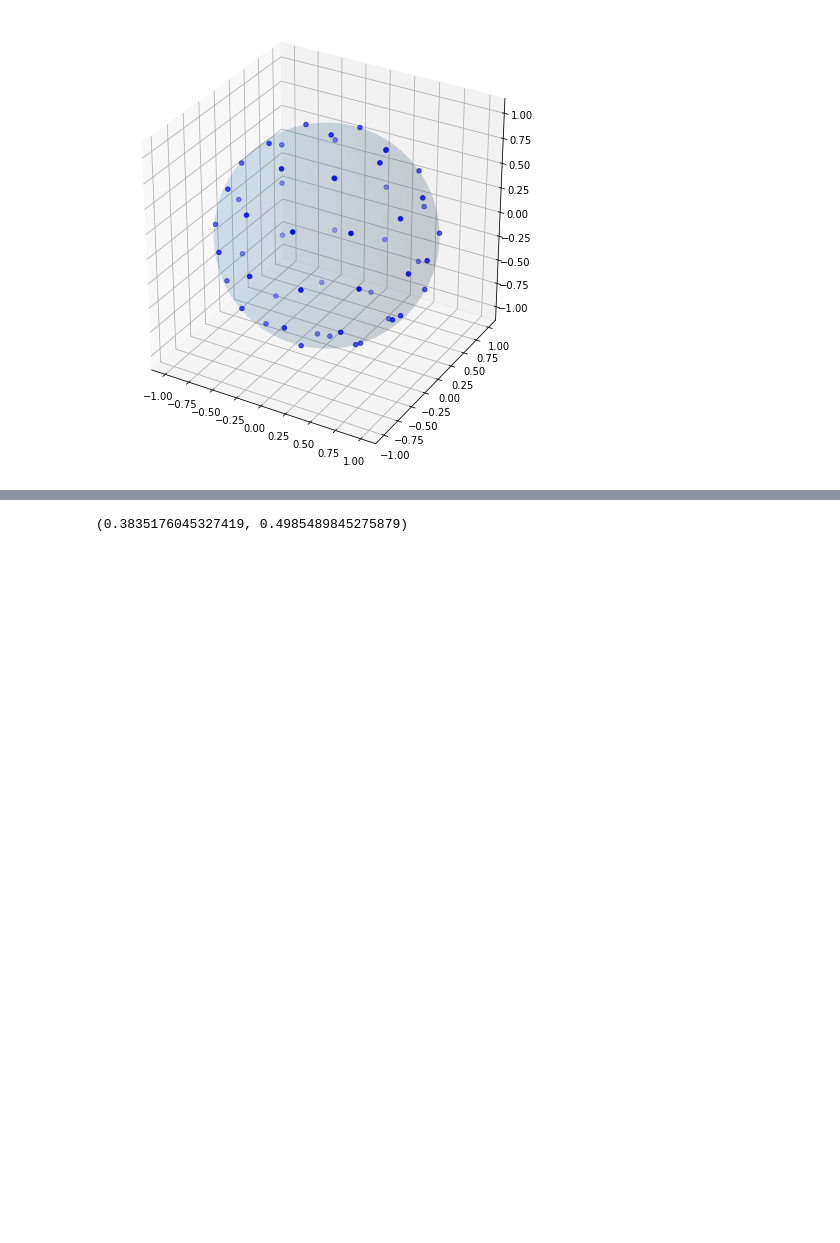
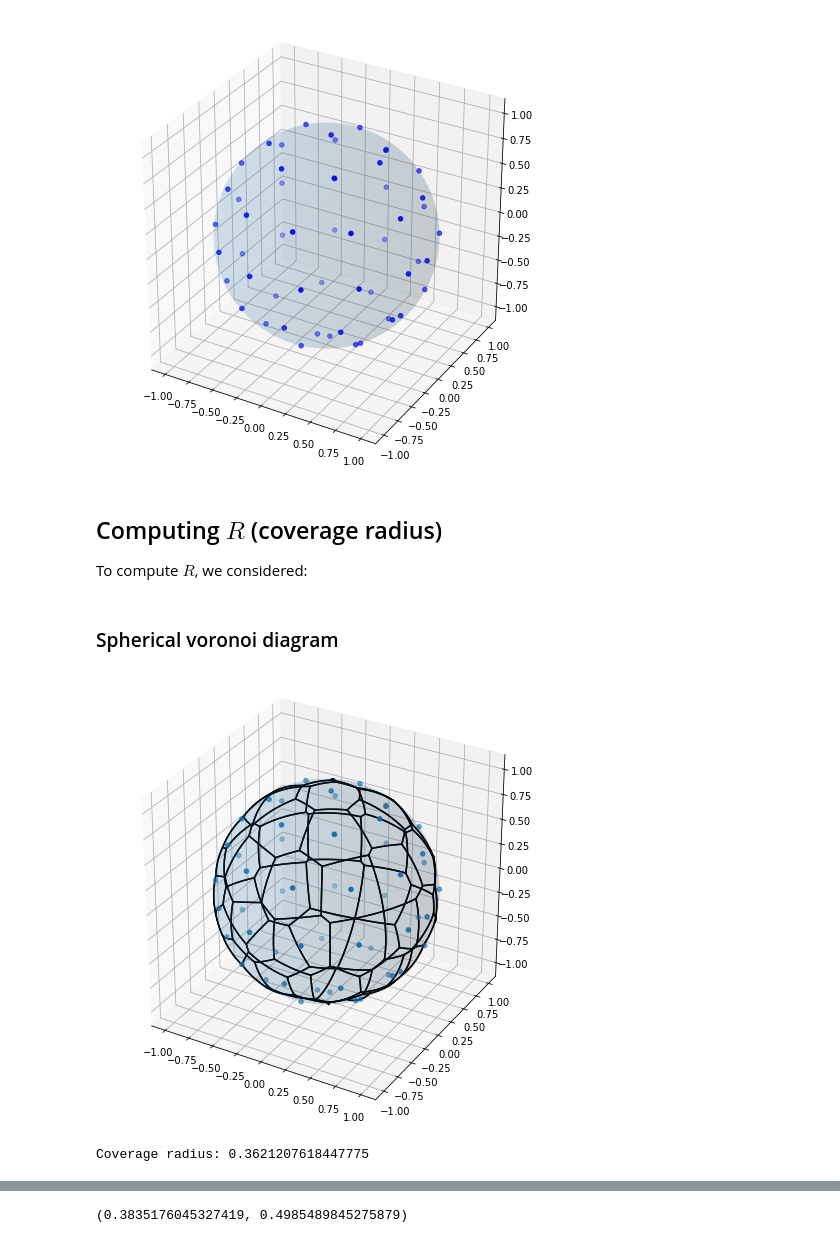
Before and after one commit to noahnovsak/tda-sensors, a Jupyter notebook: sensors.ipynb, the cells around one changed output, grey strips where cells are left out. Saved outputs shown, nothing was run; the diff lists cells and outputs as text; code cells hidden in the pictures; blank space fills up the shorter version.

```diff
--- a/sensors.ipynb
+++ b/sensors.ipynb
@@ -73,3 +73,56 @@ plt.gca().set_aspect('equal')
 plt.show()
 # %% [output]
 [figure]
+# %% [markdown]
+## Computing $R$ (coverage radius)
+
+To compute $R$, we considered:
+# %% [markdown]
+### Spherical voronoi diagram
+# %%
+sv = SphericalVoronoi(points)
+sv.sort_vertices_of_regions()
+
+fig = plt.figure(figsize=(8, 8))
+ax = fig.add_subplot(projection='3d')
+
+u = np.linspace(0, 2 * np.pi, 100)
+v = np.linspace(0, np.pi, 100)
+ax.plot_surface(np.outer(np.cos(u), np.sin(v)),
+                np.outer(np.sin(u), np.sin(v)),
+                np.outer(np.ones(np.size(u)), np.cos(v)),
+                alpha=.1)
+
+ax.scatter(points[:, 0],
+           points[:, 1],
+           points[:, 2])
+
+
+t = np.linspace(0, 1, 10)
+for region in sv.regions:
+    n = len(region)
+    for i in range(n):
+        start = sv.vertices[region][i]
+        end = sv.vertices[region][(i + 1) % n]
+        result = geometric_slerp(start, end, t)
+        ax.plot(result[..., 0],
+                result[..., 1],
+                result[..., 2],
+                c='k')
+
+plt.gca().set_aspect('equal')
+plt.show()
+# %% [output]
+[figure, added]
+# %%
+def spherical_voronoi_coverage_radius(points):
+    sv = SphericalVoronoi(points)
+    sv.sort_vertices_of_regions()
+    R = max(distance_matrix(np.array([point]),
+                            sv.vertices[sv.regions[i]]).max()
+            for i, point in enumerate(sv.points))
+    return R
+
+print('Coverage radius:', spherical_voronoi_coverage_radius(points))
+# %% [output]
+Coverage radius: 0.3621207618447775
```
Also changed, not shown: parts of 42 cells of this notebook.
